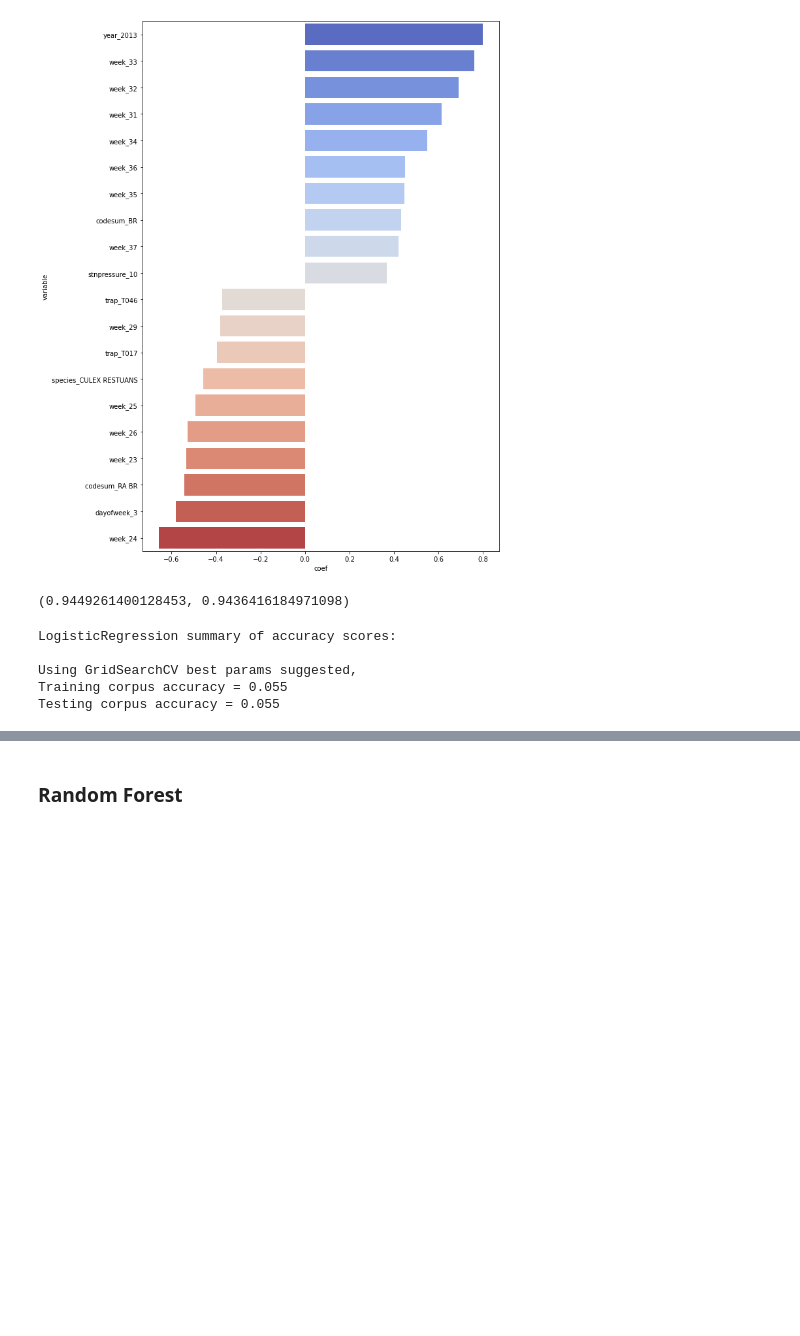
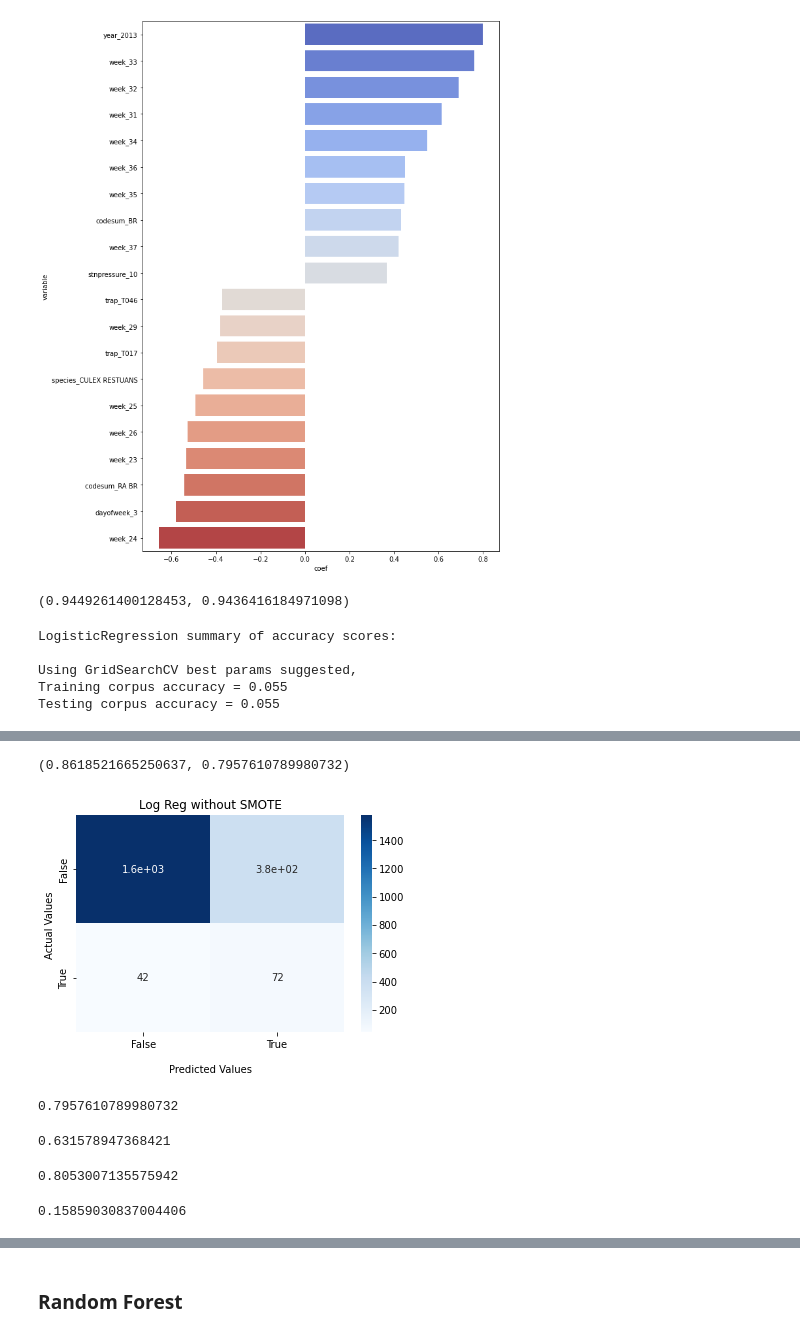
Before and after one commit to lindytanll/predict-west-nile-virus, a Jupyter notebook: code/5. Model Exploration.ipynb, the cells around one changed output, grey strips where cells are left out. Cells and saved outputs as stored; diff of their text form; code cells hidden in the pictures; blank space fills up the shorter version.

```diff
--- a/code/5. Model Exploration.ipynb
+++ b/code/5. Model Exploration.ipynb
@@ -285,0 +337,8 @@ Testing corpus accuracy = 0.055
+# %%
+# Instantiate model
+logreg2 = LogisticRegression()
+
+# Fit model
+logreg2.fit(Xsm_train, ysm_train)
+
+print(f'Logistic Regression Intercept: {logreg2.intercept_}')
@@ -285,0 +354,10 @@ Testing corpus accuracy = 0.055
+# %%
+#log-reg of with-week data, with SMOTE
+logreg2.score(Xsm_train, ysm_train), logreg2.score(Xs_holdout, y_holdout)
+# %% [output]
+(0.8618521665250637, 0.7957610789980732)
+# %%
+# Get predictions, confusion matrix
+preds_logreg2 = logreg2.predict(Xs_holdout)
+# Save confusion matrix values
+tn, fp, fn, tp = confusion_matrix(y_holdout, preds_logreg2).ravel()
@@ -285,0 +371,17 @@ Testing corpus accuracy = 0.055
+# %%
+con2 = confusion_matrix(y_holdout, preds_logreg2)
+# %%
+ax = sns.heatmap(con2, annot=True, cmap='Blues')
+
+ax.set_title('Log Reg without SMOTE');
+ax.set_xlabel('\nPredicted Values')
+ax.set_ylabel('Actual Values ');
+
+## Ticket labels - List must be in alphabetical order
+ax.xaxis.set_ticklabels(['False','True'])
+ax.yaxis.set_ticklabels(['False','True'])
+
+## Display the visualization of the Confusion Matrix.
+plt.show()
+# %% [output]
+[figure, added]
@@ -285,0 +390,16 @@ Testing corpus accuracy = 0.055
+# %%
+acc
+# %% [output]
+0.7957610789980732
+# %%
+sens
+# %% [output]
+0.631578947368421
+# %%
+spec
+# %% [output]
+0.8053007135575942
+# %%
+prec
+# %% [output]
+0.15859030837004406
```
Also changed, not shown: parts of 87 cells of this notebook.
